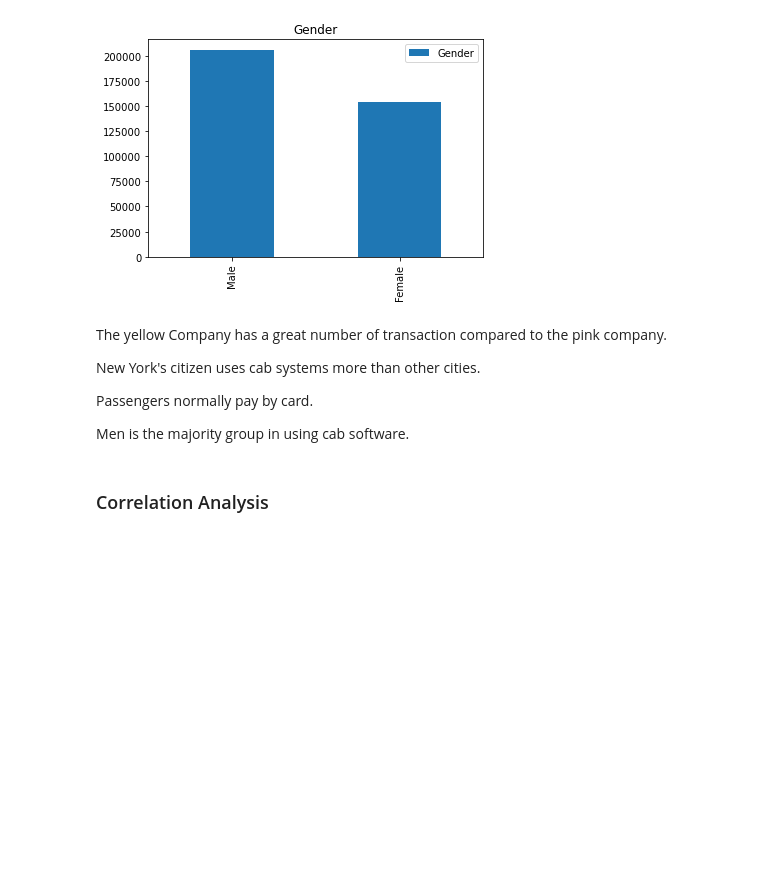
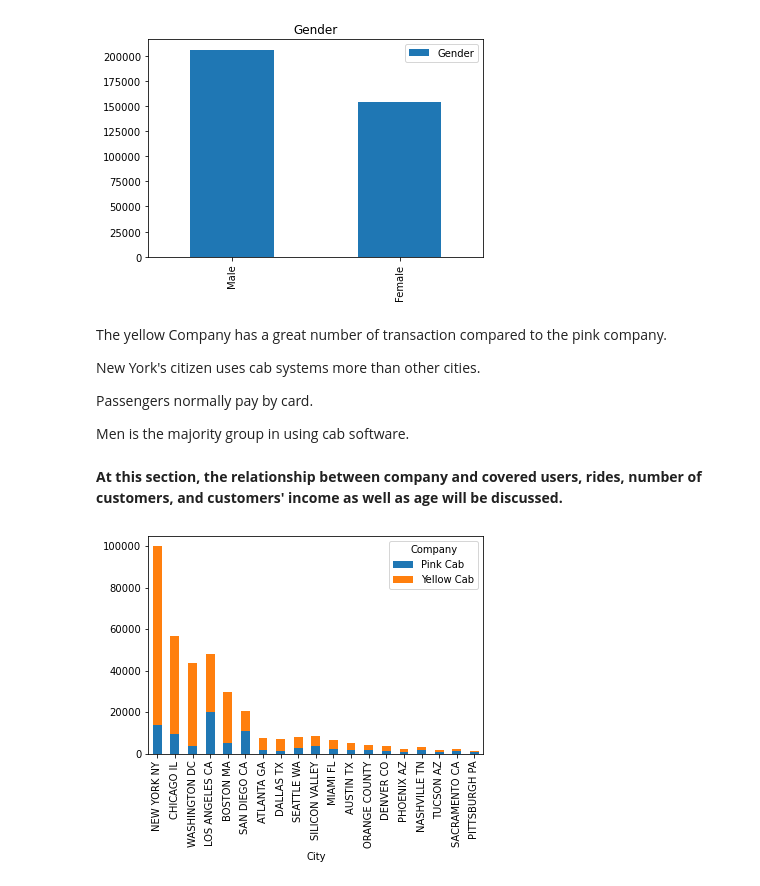
Before and after one commit to MohsenBah/G2M_Insight_Cab_Investment, a Jupyter notebook: G2M_insights.ipynb, the cells around one changed output. Drawn from its saved outputs; the diff is of its cells as text; code cells hidden in the pictures; blank space fills up the shorter version.

```diff
--- a/G2M_insights.ipynb
+++ b/G2M_insights.ipynb
@@ -351,5 +370,13 @@ New York's citizen uses cab systems more than other cities.
 Passengers normally pay by card.
 
 Men is the majority group in using cab software.
-# %% [markdown]
-### Correlation Analysis
+# %% [markdown]
+<b>At this section, the relationship between company and covered users, rides, number of customers, and customers' income as well as age will be discussed.</b>
+# %%
+df1 = cab_data.groupby(by=['City', "Company"]).agg(no_rides=('Customer ID',
+                                                             'count'))
+# %%
+df1.unstack()["no_rides"].sort_values(
+    'Yellow Cab', ascending=False).plot.bar(stacked=True);
+# %% [output]
+[figure, added]
```
Also changed, not shown: parts of 17 cells of this notebook.
